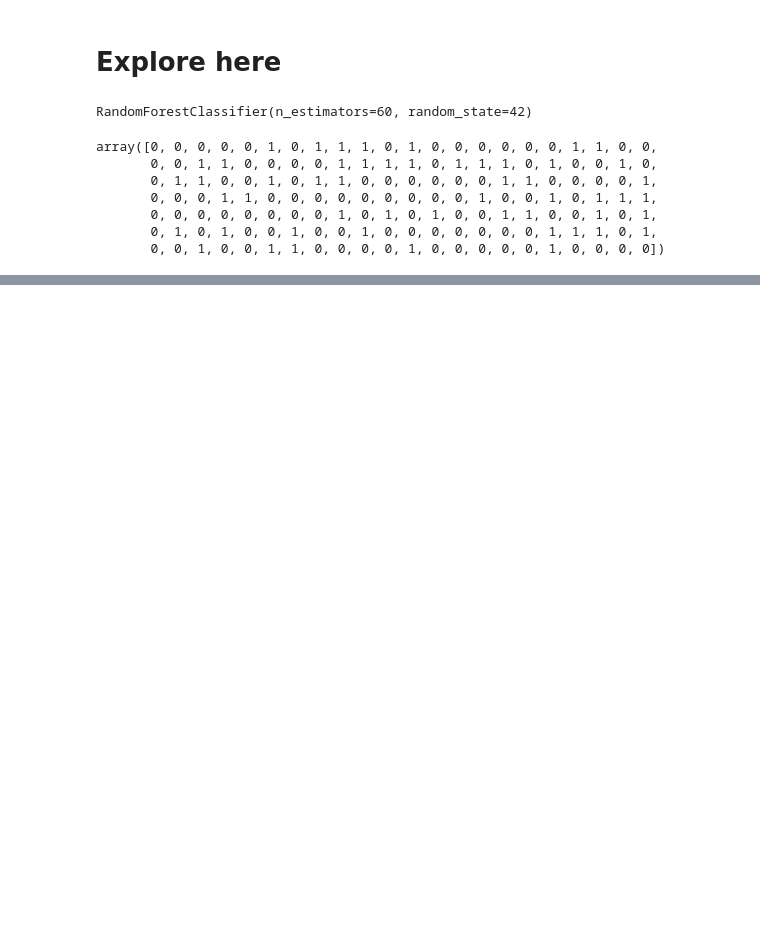
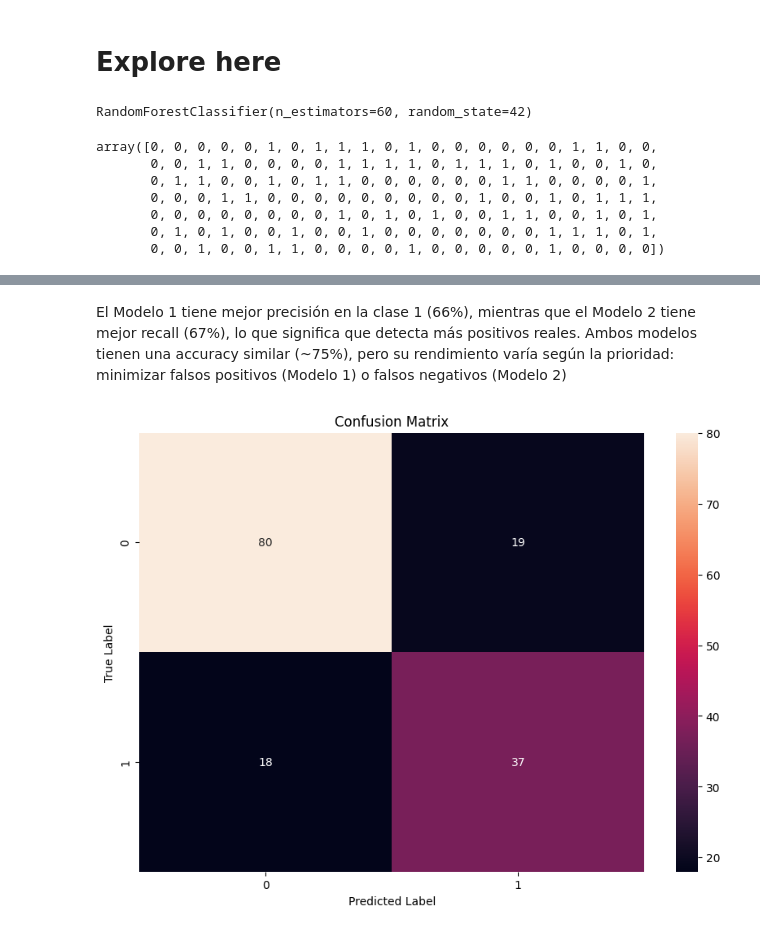
Before and after one commit to EnriqueEsnola/random-forest, a Jupyter notebook: src/explore.ipynb, the cells around one changed output, grey strips where cells are left out. Cells and saved outputs as stored; diff of their text form; code cells hidden in the pictures; blank space fills up the shorter version.

```diff
--- a/src/explore.ipynb
+++ b/src/explore.ipynb
@@ -40,7 +54,10 @@ accuracy_score(y_test, y_pred)
 model = RandomForestClassifier(random_state=42)
 hyperparams = {
     'n_estimators': [10, 50, 100, 200],
-    'max_depth': [5, 10, 20, None]
+    'max_depth': [5, 10, 20, None] ,
+    'max_features' : ['sqrt', 'log2'],
+    'min_samples_split' : [2, 5, 10],
+    'min_samples_leaf' : [1, 2, 4]
 }
 
 # Configurar la búsqueda aleatoria con 100 combinaciones a probar y validación cruzada de 10 pliegues
@@ -69,0 +84,11 @@ Mejor Precisión en CV: 0.7832892649391857
+# %%
+best_rf = RandomForestClassifier(
+    n_estimators= 50,
+    min_samples_split= 2,
+    min_samples_leaf= 1,
+    max_features= 'log2',
+    max_depth= 20
+)
+best_rf.fit(X_train, y_train)
+
+y_pred = best_rf.predict(X_test)
@@ -69,0 +110,12 @@ Mejor Precisión en CV: 0.7832892649391857
+# %% [markdown]
+El Modelo 1 tiene mejor precisión en la clase 1 (66%), mientras que el Modelo 2 tiene mejor recall (67%), lo que significa que detecta más positivos reales. Ambos modelos tienen una accuracy similar (~75%), pero su rendimiento varía según la prioridad: minimizar falsos positivos (Modelo 1) o falsos negativos (Modelo 2)
+# %%
+cm = confusion_matrix(y_test, y_pred)
+plt.figure(figsize=(10,7))
+sns.heatmap(cm, annot=True, fmt='d')
+plt.title('Confusion Matrix')
+plt.ylabel('True Label')
+plt.xlabel('Predicted Label')
+plt.show()
+# %% [output]
+[figure, added]
```
Also changed, not shown: parts of 8 cells of this notebook.
